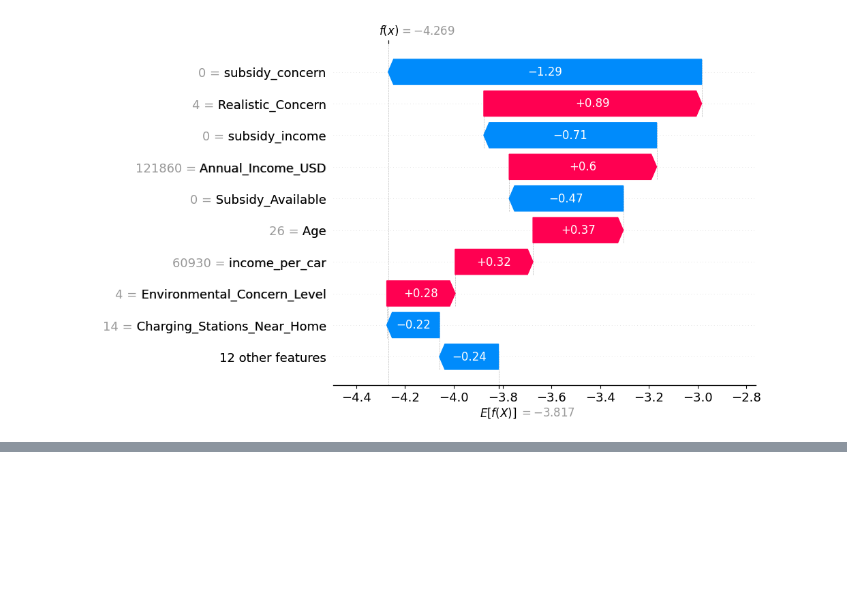
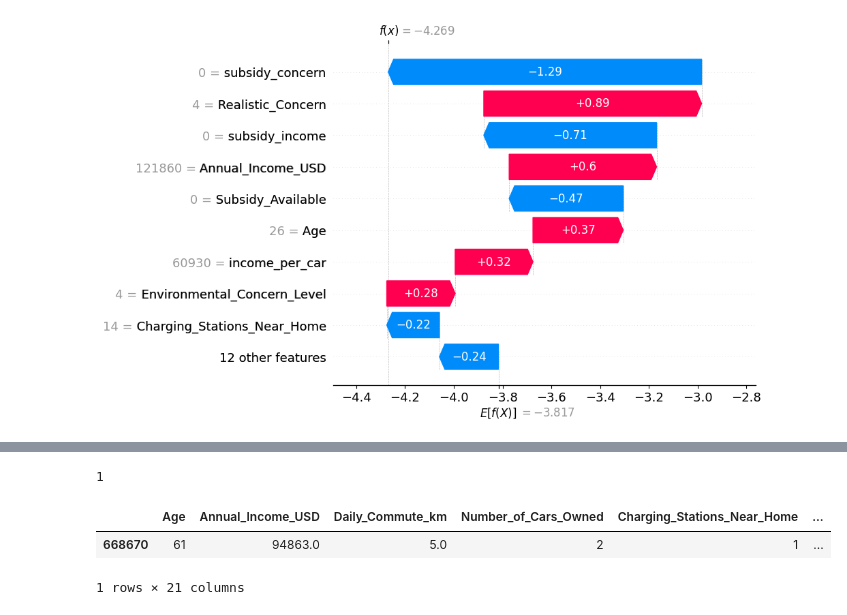
Before and after one commit to gavrilovAlikhan/EV-Purchases, a Jupyter notebook: notebooks/training_refactored.ipynb, the cells around one changed output, grey strips where cells are left out. Drawn from its saved outputs; the diff is of its cells as text; code cells hidden in the pictures; blank space fills up the shorter version.

```diff
--- a/notebooks/training_refactored.ipynb
+++ b/notebooks/training_refactored.ipynb
@@ -384,0 +389,5 @@ shap.plots.waterfall(sv[0])
+# %%
+bundle = joblib.load('../models/model_v2.joblib')
+model = bundle.get('model')
+features = bundle.get('features')
+dtypes = bundle.get('dtypes')
@@ -384,0 +405,10 @@ shap.plots.waterfall(sv[0])
+# %%
+print(1)
+# %% [output]
+1
+# %%
+X.iloc[[5]]
+# %% [output]
+|  | Age | Annual_Income_USD | Daily_Commute_km | Number_of_Cars_Owned | Charging_Stations_Near_Home | ... |
+| 668670 | 61 | 94863.0 | 5.0 | 2 | 1 | ... |
+1 rows × 21 columns
```
Also changed, not shown: parts of 15 cells of this notebook.
